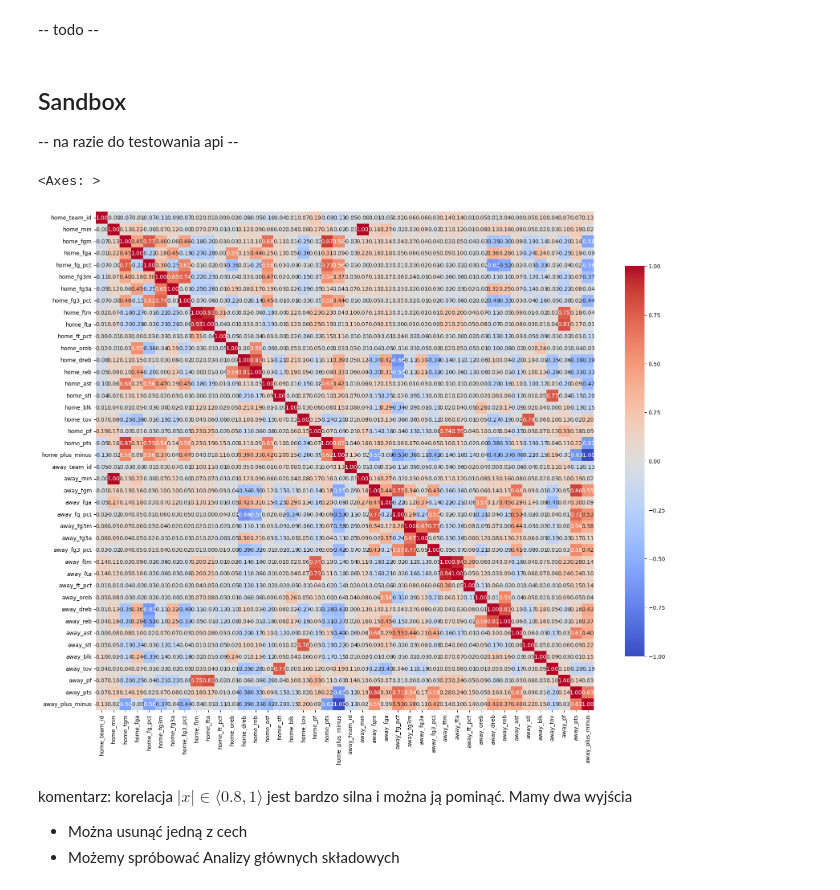
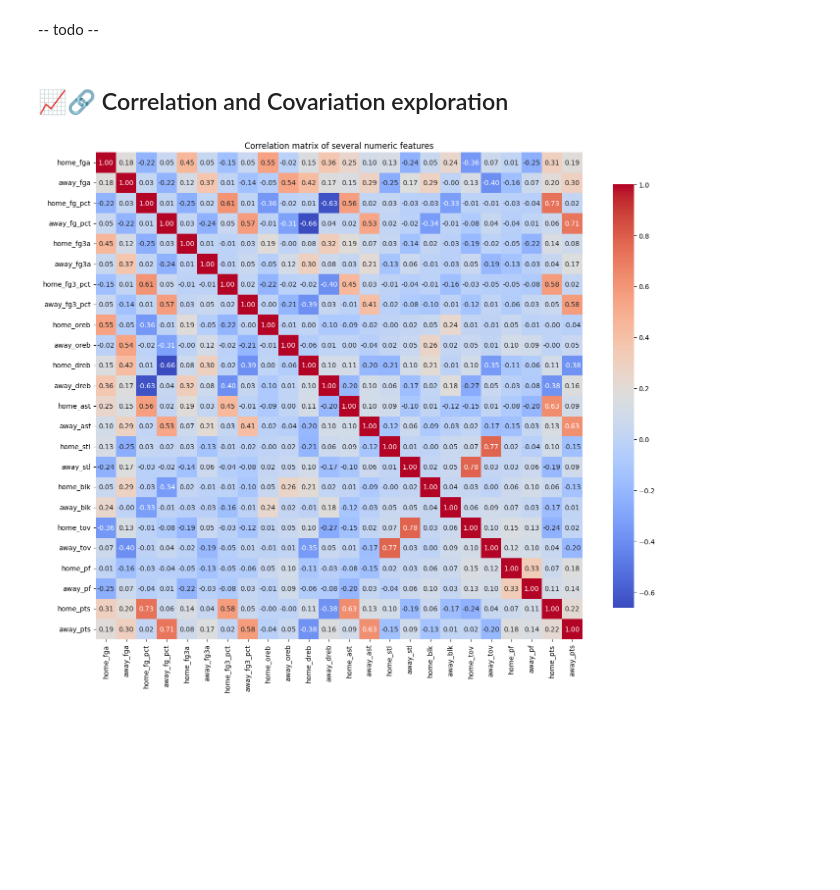
Before and after one commit to szymond44/nba-total-points-prediction-model, a Jupyter notebook: notebooks/nba-data-exploring.ipynb, the cells around one changed output. Saved outputs shown, nothing was run; the diff lists cells and outputs as text; code cells hidden in the pictures; blank space fills up the shorter version.

Commit message:
- Added "Correlation and Covariation exploration" section in notebook - Implemented "get_numeric_dataframe()" in api_fetcher.py

```diff
--- a/notebooks/nba-data-exploring.ipynb
+++ b/notebooks/nba-data-exploring.ipynb
@@ -21,9 +21,9 @@ The autoreload extension is already loaded. To reload it, use:
 ## ✨ Introduction
 # %% [markdown]
 -- todo --
-# %% [markdown]
-## Sandbox
--- na razie do testowania api --
+# %% [markdown]
+## 📈🔗 Correlation and Covariation exploration
 # %%
 %reload_ext autoreload
 api = ApiFetcher()
+df = api.get_numeric_dataframe()
@@ -37,13 +30,8 @@ for col in columns_to_drop:
 # %%
-plt.figure(figsize=(20, 18))
-correlation_matrix = api.data[numeric_columns].corr()
+plt.figure(figsize=(16, 16))
+correlation_matrix = df.corr()
 sns.heatmap(correlation_matrix, annot=True, fmt='.2f', cmap='coolwarm', square=True, cbar_kws={"shrink": .7})
+plt.title("Correlation matrix of several numeric features")
+plt.show();
 # %% [output]
-<Axes: >
-[figure, old version]
+[figure, new version]
-# %% [markdown]
-komentarz:
-korelacja $|x|\in \langle 0.8, 1 \rangle$ jest bardzo silna i można ją pominąć. Mamy dwa wyjścia
-
-- Można usunąć jedną z cech
-- Możemy spróbować Analizy głównych składowych
```
Also changed, not shown: parts of 5 cells of this notebook, 1 other file.
